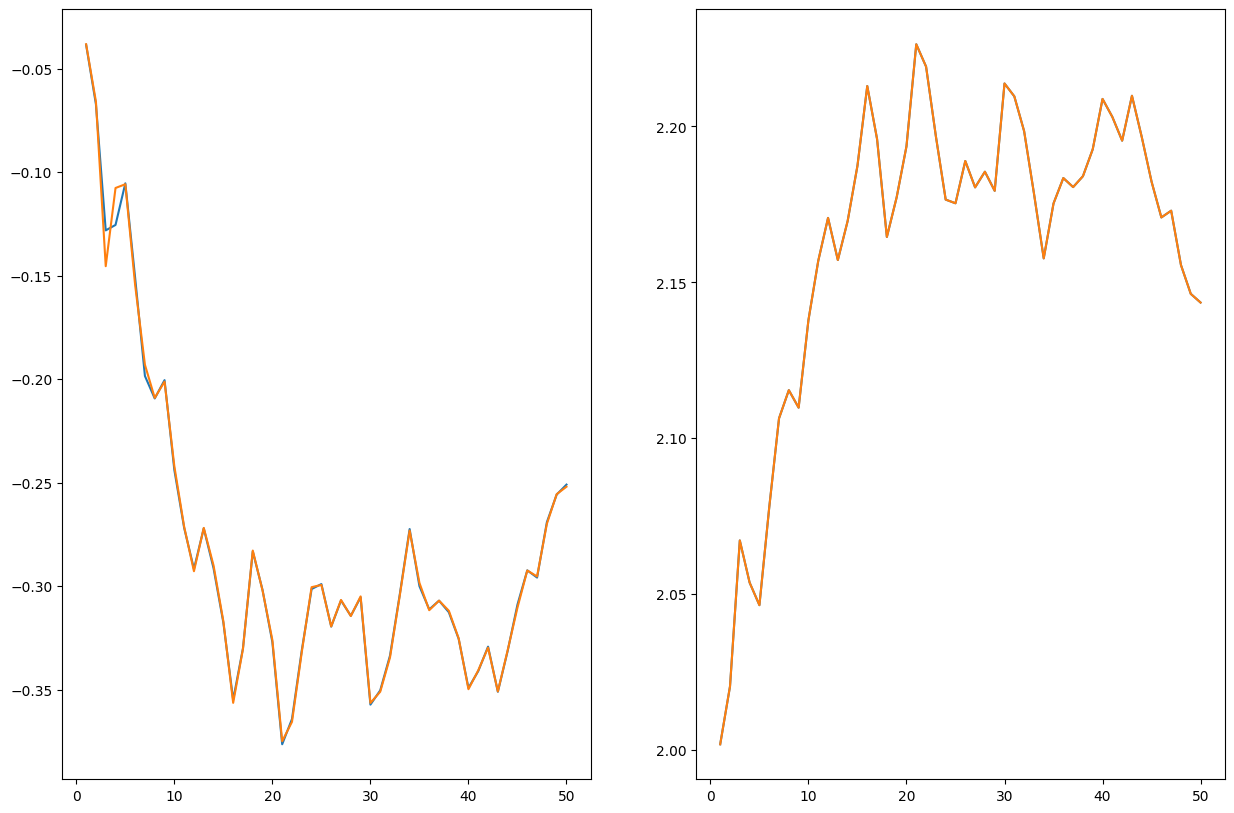
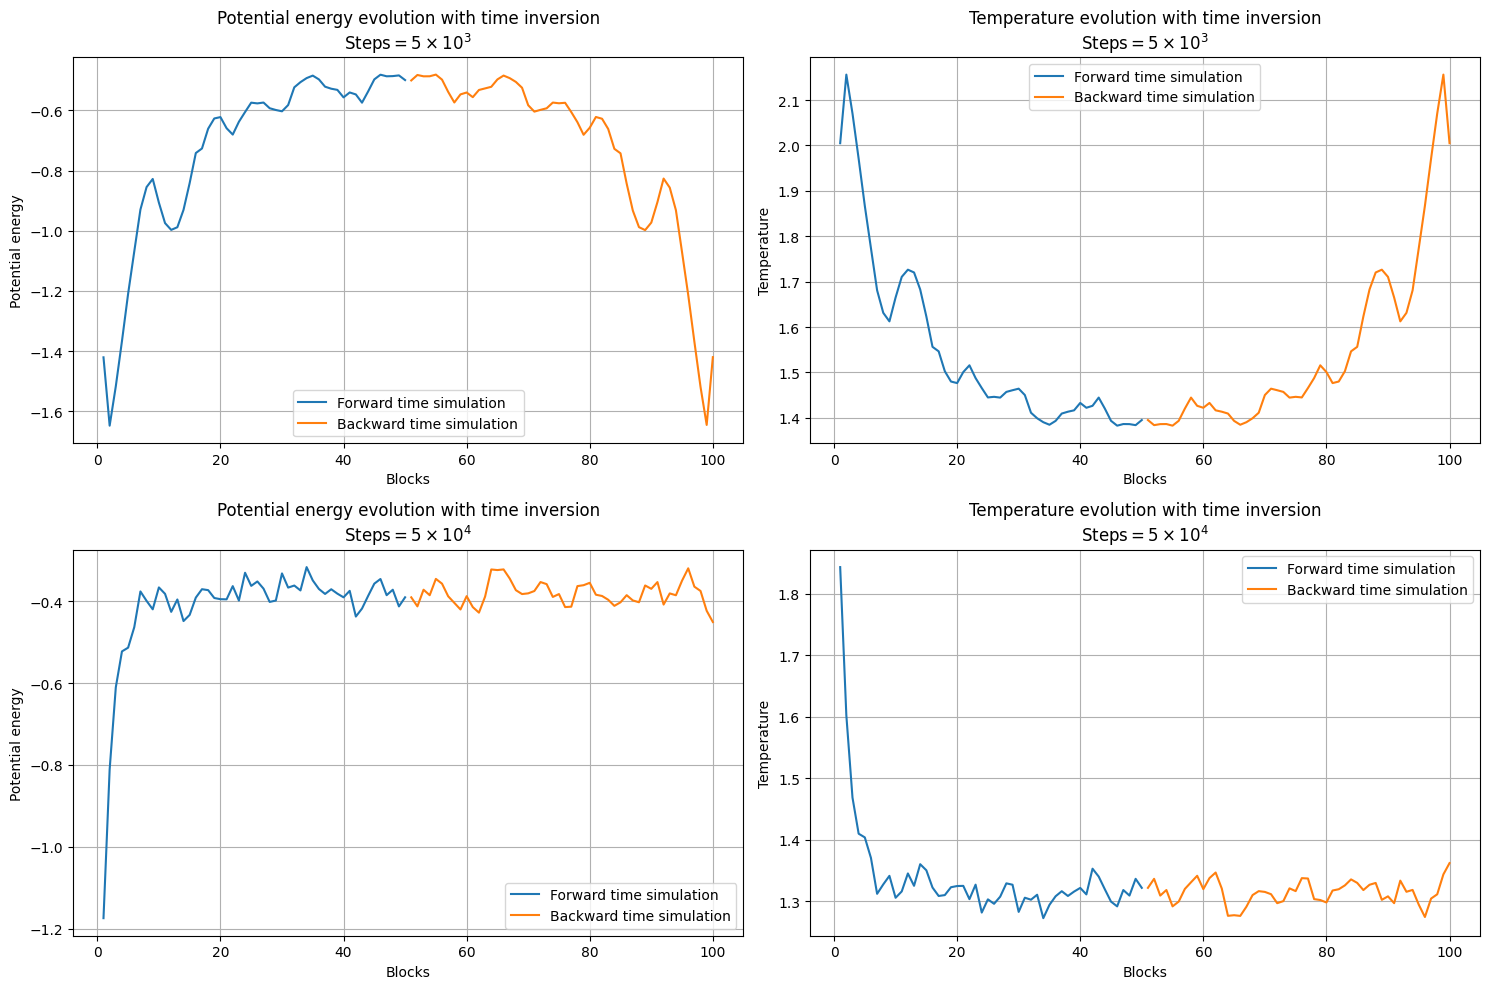
The change to this notebook cell's code, shown as a diff; its figure went from the first image to the second:
--- before
+++ after
@@ -1,13 +1,25 @@
-blocks, pe = np.loadtxt("../NSL_SIMULATOR/OUTPUT_04.2_1/potential_energy.dat", usecols=(0,1),unpack=True)
-temp = np.loadtxt("../NSL_SIMULATOR/OUTPUT_04.2_1/temperature.dat", usecols=1)
+fig, axs = plt.subplots(2, 2, figsize=(15,10))
+sym_lengths = [r"5\times10^3", r"5\times10^4"]
 
-pe_inverse = np.loadtxt("../NSL_SIMULATOR/OUTPUT_04.3_1/potential_energy.dat", usecols=1)[::-1]
-temp_inverse = np.loadtxt("../NSL_SIMULATOR/OUTPUT_04.3_1/temperature.dat", usecols=1)[::-1]
+for i in range(2):
+    blocks, pe = np.loadtxt(f"../NSL_SIMULATOR/OUTPUT_04.2_{i+1}/potential_energy.dat", usecols=(0,1),unpack=True)
+    temp = np.loadtxt(f"../NSL_SIMULATOR/OUTPUT_04.2_{i+1}/temperature.dat", usecols=1)
 
-fig, (ax1, ax2) = plt.subplots(1, 2, figsize=(15,10))
+    pe_inverse = np.loadtxt(f"../NSL_SIMULATOR/OUTPUT_04.3_{i+1}/potential_energy.dat", usecols=1)
+    temp_inverse = np.loadtxt(f"../NSL_SIMULATOR/OUTPUT_04.3_{i+1}/temperature.dat", usecols=1)
 
-ax1.plot(blocks, pe)
-ax1.plot(blocks, pe_inverse)
+    axs[i,0].plot(blocks, pe, label="Forward time simulation")
+    axs[i,0].plot(blocks+blocks.size, pe_inverse, label="Backward time simulation")
+    axs[i,0].set_xlabel("Blocks")
+    axs[i,0].set_ylabel("Potential energy")
+    axs[i,0].set_title(f"Potential energy evolution with time inversion\n$\\text{{Steps}}={sym_lengths[i]}$")
 
-ax2.plot(blocks, temp)
-ax2.plot(blocks, temp_inverse)
+    axs[i,1].plot(blocks, temp, label="Forward time simulation")
+    axs[i,1].plot(blocks+blocks.size, temp_inverse, label="Backward time simulation")
+    axs[i,1].set_xlabel("Blocks")
+    axs[i,1].set_ylabel("Temperature")
+    axs[i,1].set_title(f"Temperature evolution with time inversion\n$\\text{{Steps}}={sym_lengths[i]}$")
+    for j in range(2):
+        axs[i,j].legend()
+        axs[i,j].grid()
+plt.tight_layout()

Commit: Finished exercises 1,2,3,6